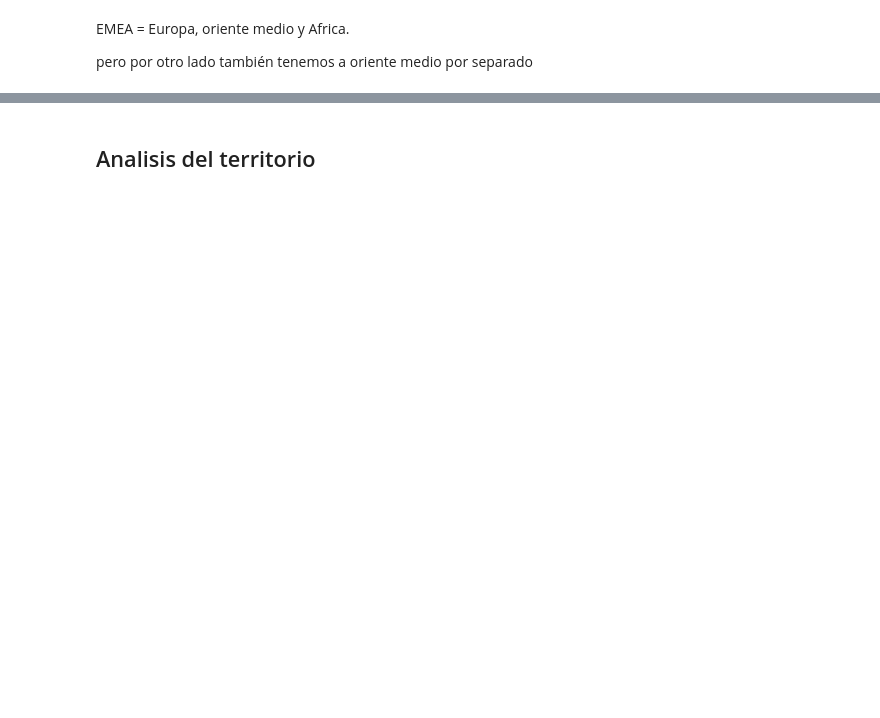
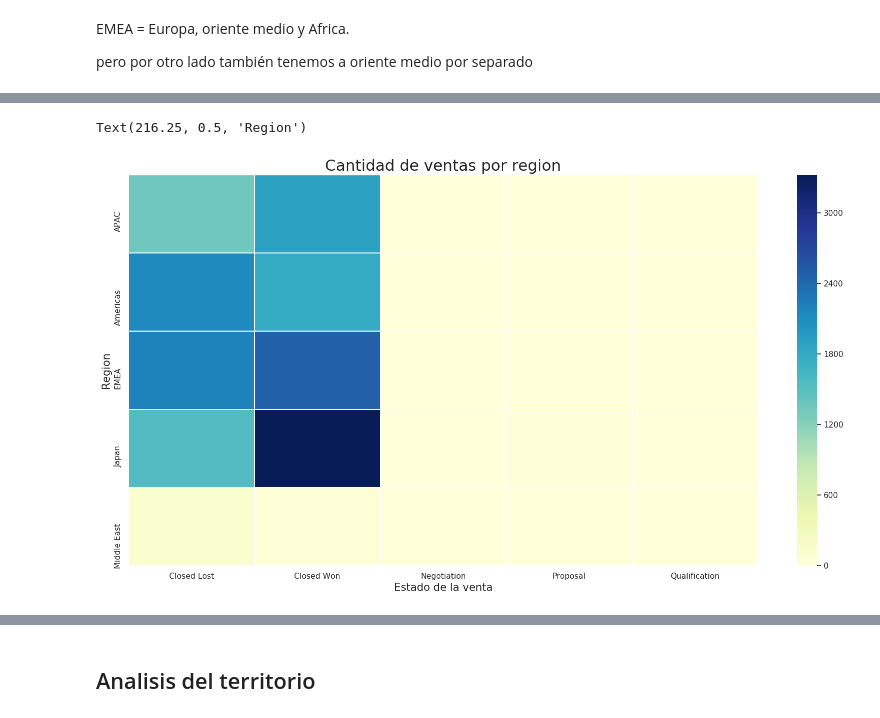
Before and after one commit to AlejandroBalladares/TP1---Organizaci-n-de-datos, a Jupyter notebook: data/TP1.ipynb, the cells around one changed output, grey strips where cells are left out. Saved outputs shown, nothing was run; the diff lists cells and outputs as text; code cells hidden in the pictures; blank space fills up the shorter version.

```diff
--- a/data/TP1.ipynb
+++ b/data/TP1.ipynb
@@ -174,0 +187,7 @@ pero por otro lado también tenemos a oriente medio por separado
+# %%
+stage = df.groupby(['Region','Stage']).agg({'Stage': 'count'})
+stage.columns = ['cantidad']
+stage = stage.reset_index()
+stage = stage.pivot(index='Region',columns='Stage',values='cantidad')
+stage.fillna(value=0, inplace=True)
+stage
@@ -174,0 +202,8 @@ pero por otro lado también tenemos a oriente medio por separado
+# %%
+g = sns.heatmap(stage, linewidths=.5, cmap="YlGnBu") # annot=True
+g.set_title("Cantidad de ventas por region", fontsize=22)
+g.set_xlabel("Estado de la venta",fontsize=15)
+g.set_ylabel("Region", fontsize=15) #no me gusta como quedó
+# %% [output]
+Text(216.25, 0.5, 'Region')
+[figure, added]
```
Also changed, not shown: parts of 27 cells of this notebook.
